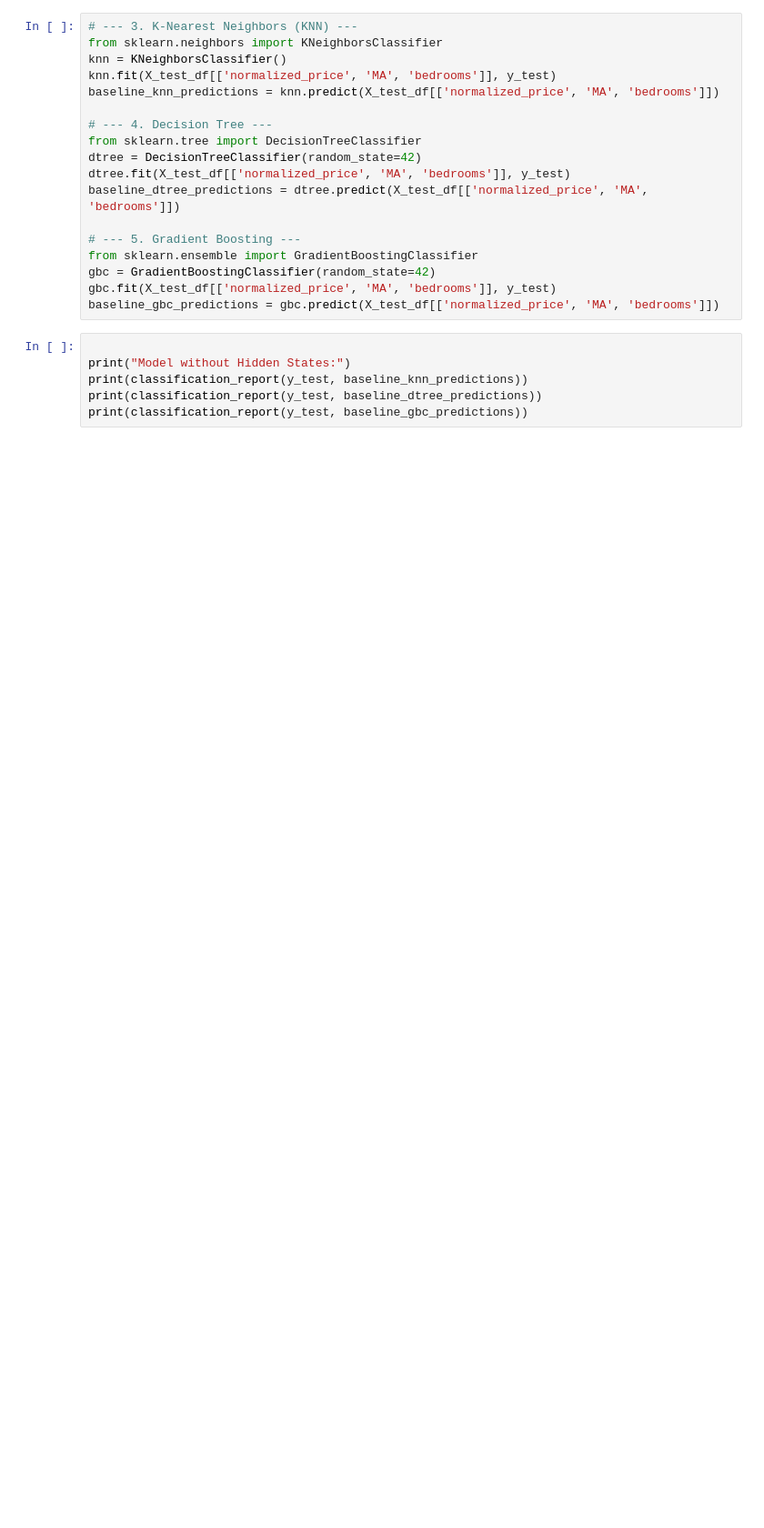
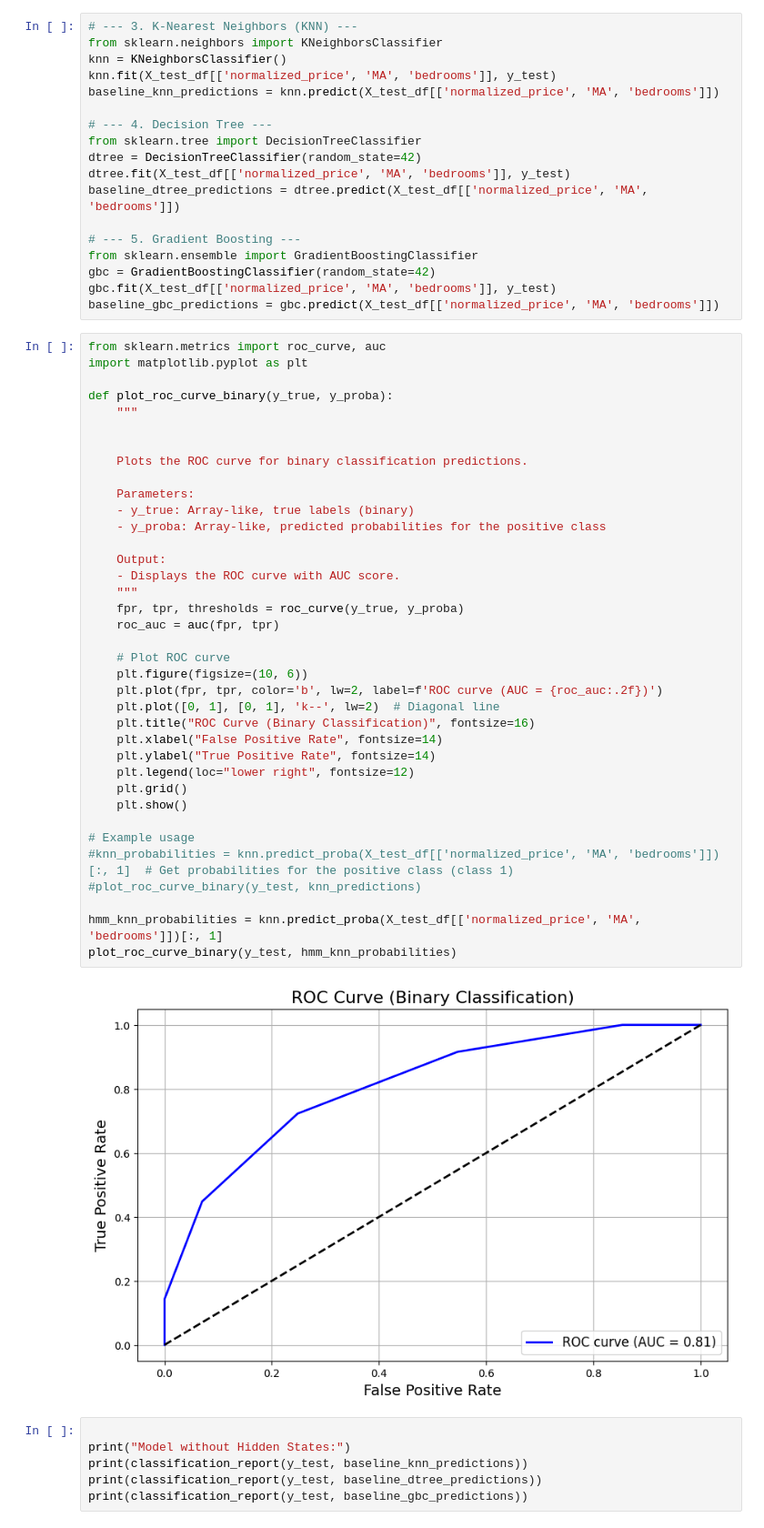
Before and after one commit to gracesosa/RealEstate_TrendClassification, a Jupyter notebook: Notebooks/DataPreprocessing2.ipynb, the cells around one changed output. Shown: that part at 91% size. Saved outputs shown, nothing was run; the diff lists cells and outputs as text; blank space fills up the shorter version.

```diff
--- a/Notebooks/DataPreprocessing2.ipynb
+++ b/Notebooks/DataPreprocessing2.ipynb
@@ -534,6 +802,45 @@ from sklearn.ensemble import GradientBoostingClassifier
 gbc = GradientBoostingClassifier(random_state=42)
 gbc.fit(X_test_df[['normalized_price', 'MA', 'bedrooms']], y_test)
 baseline_gbc_predictions = gbc.predict(X_test_df[['normalized_price', 'MA', 'bedrooms']])
+# %%
+from sklearn.metrics import roc_curve, auc
+import matplotlib.pyplot as plt
+
+def plot_roc_curve_binary(y_true, y_proba):
+    """
+
+
+    Plots the ROC curve for binary classification predictions.
+
+    Parameters:
+    - y_true: Array-like, true labels (binary)
+    - y_proba: Array-like, predicted probabilities for the positive class
+
+    Output:
+    - Displays the ROC curve with AUC score.
+    """
+    fpr, tpr, thresholds = roc_curve(y_true, y_proba)
+    roc_auc = auc(fpr, tpr)
+
+    # Plot ROC curve
+    plt.figure(figsize=(10, 6))
+    plt.plot(fpr, tpr, color='b', lw=2, label=f'ROC curve (AUC = {roc_auc:.2f})')
+    plt.plot([0, 1], [0, 1], 'k--', lw=2)  # Diagonal line
+    plt.title("ROC Curve (Binary Classification)", fontsize=16)
+    plt.xlabel("False Positive Rate", fontsize=14)
+    plt.ylabel("True Positive Rate", fontsize=14)
+    plt.legend(loc="lower right", fontsize=12)
+    plt.grid()
+    plt.show()
+
+# Example usage
+#knn_probabilities = knn.predict_proba(X_test_df[['normalized_price', 'MA', 'bedrooms']])[:, 1]  # Get probabilities for the positive class (class 1)
+#plot_roc_curve_binary(y_test, knn_predictions)
+
+hmm_knn_probabilities = knn.predict_proba(X_test_df[['normalized_price', 'MA', 'bedrooms']])[:, 1]
+plot_roc_curve_binary(y_test, hmm_knn_probabilities)
+# %% [output]
+[figure, added]
 # %%
 
 print("Model without Hidden States:")
```
Also changed, not shown: parts of 34 cells of this notebook.
